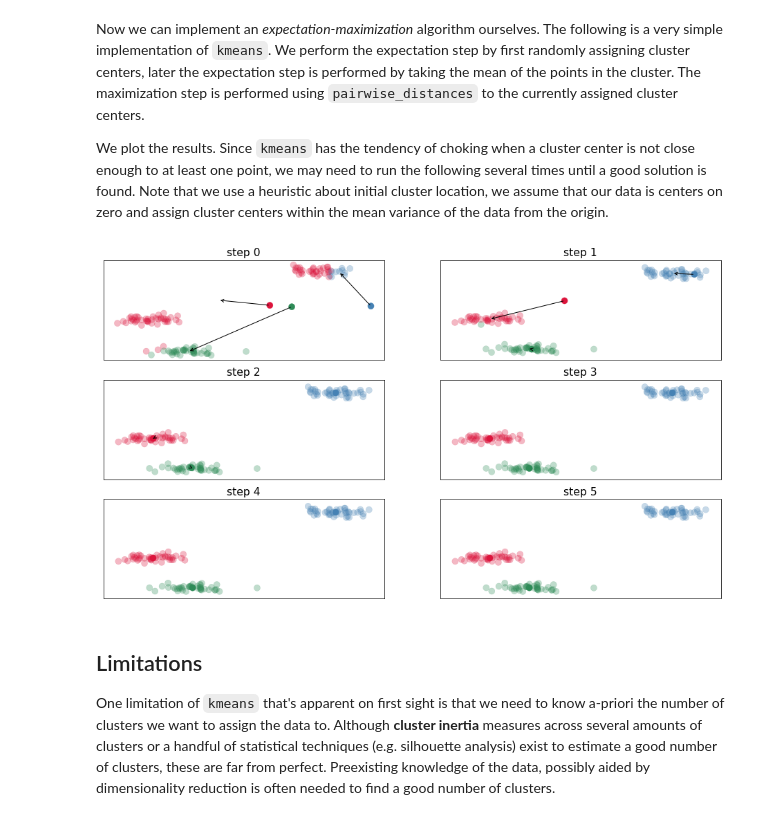
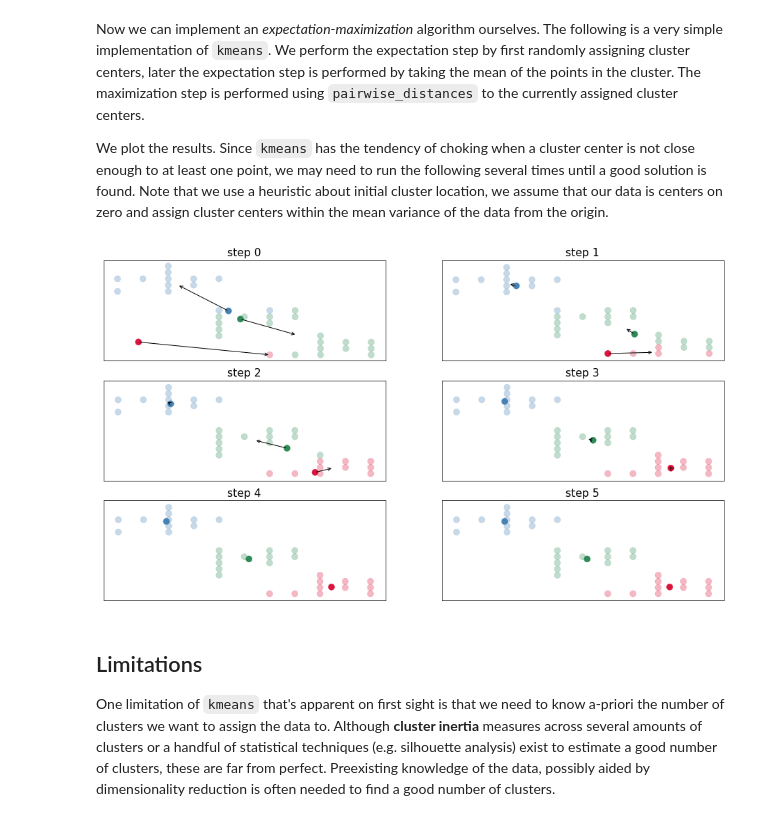
Before and after one commit to grochmal/daml, a Jupyter notebook: nb/ul-kmeans.ipynb, the cells around one changed output. Cells and saved outputs as stored; diff of their text form; code cells hidden in the pictures.

```diff
--- a/nb/ul-kmeans.ipynb
+++ b/nb/ul-kmeans.ipynb
@@ -41,0 +37,11 @@ ax.scatter(X[:, 0], X[:, 1], c=y, cmap='viridis');
+# %%
+cluster_num = 3
+points = [
+    [4, 7], [4, 8], [4.5, 8], [5, 7], [5, 7.5], [5, 8], [5, 8.5], [5, 9], [5.5, 7.5], [5.5, 8], [6, 8],
+    [6, 3.5], [6, 4], [6, 4.5], [6, 5], [6, 5.5], [6.5, 5], [7, 4.5], [7, 5], [7, 5.5], [7.5, 5], [7.5, 5.5],
+    [7, 2], [7.5, 2], [8, 2], [8, 2.5], [8, 3], [8, 3.5], [8.5, 2.5], [8.5, 3], [9, 2], [9, 2.5], [9, 3],
+]
+labels = [0]*11 + [1]*11 + [2]*11
+X, y = np.array(points), np.array(labels)
+fig, ax = plt.subplots(figsize=(14, 9))
+ax.scatter(X[:, 0], X[:, 1], c=y, cmap='viridis');
@@ -56,27 +64,27 @@ within the mean variance of the data from the origin.
 # %%
 from sklearn.metrics import pairwise_distances
 steps = 6
-clusters = np.random.rand(3, 2)*X.mean()
+clusters = (np.random.rand(3, 2) - 0.5)*np.abs(X.mean(axis=0)) + X.mean(axis=0)
 colors = np.array(['crimson', 'steelblue', 'seagreen'])
 fig, ax = plt.subplots(3, 2, figsize=(16, 9))
 for i in range(steps):
     distances = pairwise_distances(X, clusters)
     classes = distances.argmin(axis=1)
     ax.flat[i].scatter(clusters[:, 0], clusters[:, 1], c=colors);
     ax.flat[i].scatter(X[:, 0], X[:, 1], c=colors[classes], alpha=0.3);
     ax.flat[i].set(xticks=[], yticks=[], title=f'step {i}')
     new_clusters = np.array([]).reshape(0, 2)
     for j in range(cluster_num):
         centre = X[classes == j]
         if centre.shape[0]:
             new_clusters = np.r_['0,2', new_clusters, centre.mean(axis=0)]
         else:
             new_clusters = np.r_['0,2', new_clusters, clusters[j, :]]
         ax.flat[i].annotate('', new_clusters[j, :], clusters[j, :],
                             arrowprops=dict(arrowstyle='->', linewidth=1))
     clusters = new_clusters
 # %% [output]
-[figure, old version]
+[figure, new version]
 # %% [markdown]
 ## Limitations
 
```
Also changed, not shown: parts of 18 cells of this notebook, 13 other files.
